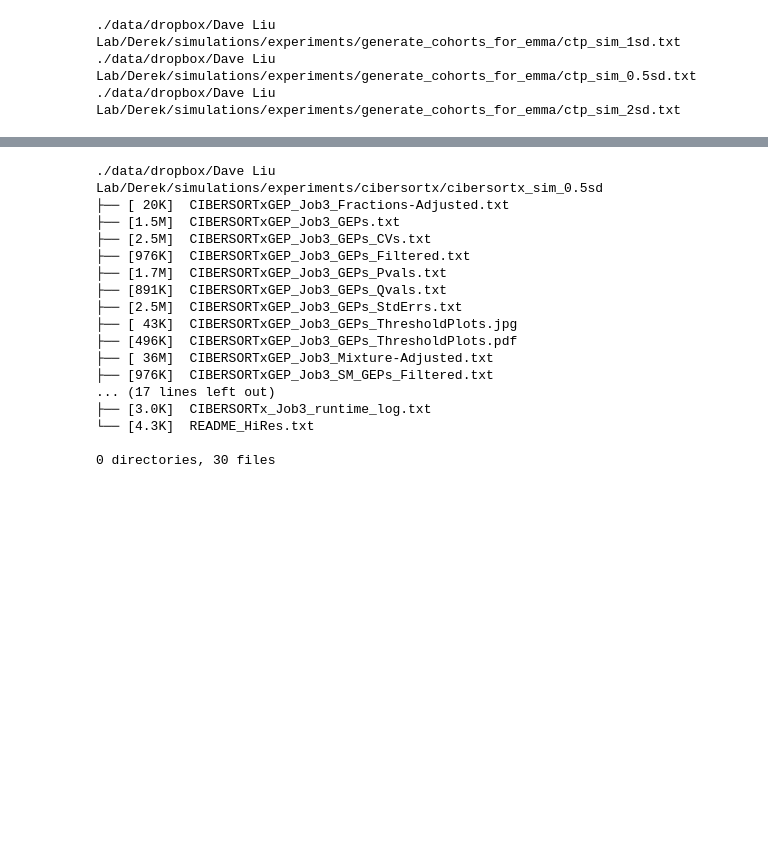
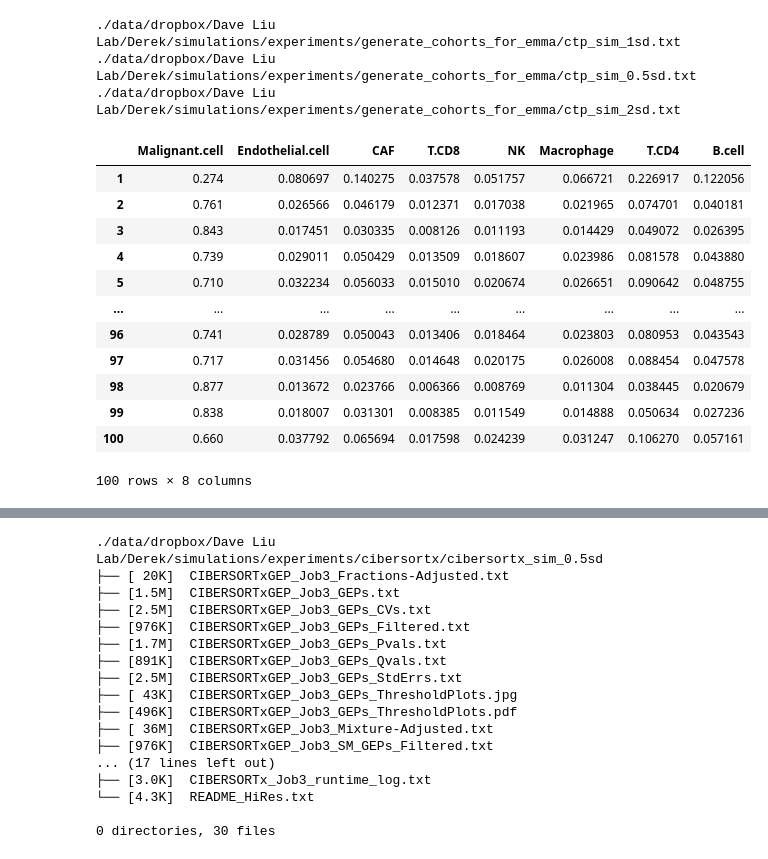
Before and after one commit to davidliu-lab/deconv, a Jupyter notebook: Load data from Derek's txt files.ipynb, the cells around one changed output, grey strips where cells are left out. Drawn from its saved outputs; the diff is of its cells as text; code cells hidden in the pictures; blank space fills up the shorter version.

```diff
--- a/Load data from Derek's txt files.ipynb
+++ b/Load data from Derek's txt files.ipynb
@@ -78,7 +59,21 @@ df_cell_type_proportions
 ./data/dropbox/Dave Liu Lab/Derek/simulations/experiments/generate_cohorts_for_emma/ctp_sim_0.5sd.txt
 ./data/dropbox/Dave Liu Lab/Derek/simulations/experiments/generate_cohorts_for_emma/ctp_sim_2sd.txt
 # %%
-df_cell_type_proportions = pd.read_csv(
+pd.read_csv(
     filepath_or_buffer='./data/downloaded_manually/derek_ctp.csv',
     index_col=0,
 )
+# %% [output]
+|  | Malignant.cell | Endothelial.cell | CAF | T.CD8 | NK | Macrophage | T.CD4 | B.cell |
+| 1 | 0.274 | 0.080697 | 0.140275 | 0.037578 | 0.051757 | 0.066721 | 0.226917 | 0.122056 |
+| 2 | 0.761 | 0.026566 | 0.046179 | 0.012371 | 0.017038 | 0.021965 | 0.074701 | 0.040181 |
+| 3 | 0.843 | 0.017451 | 0.030335 | 0.008126 | 0.011193 | 0.014429 | 0.049072 | 0.026395 |
+| 4 | 0.739 | 0.029011 | 0.050429 | 0.013509 | 0.018607 | 0.023986 | 0.081578 | 0.043880 |
+| 5 | 0.710 | 0.032234 | 0.056033 | 0.015010 | 0.020674 | 0.026651 | 0.090642 | 0.048755 |
+| ... | ... | ... | ... | ... | ... | ... | ... | ... |
+| 96 | 0.741 | 0.028789 | 0.050043 | 0.013406 | 0.018464 | 0.023803 | 0.080953 | 0.043543 |
+| 97 | 0.717 | 0.031456 | 0.054680 | 0.014648 | 0.020175 | 0.026008 | 0.088454 | 0.047578 |
+| 98 | 0.877 | 0.013672 | 0.023766 | 0.006366 | 0.008769 | 0.011304 | 0.038445 | 0.020679 |
+| 99 | 0.838 | 0.018007 | 0.031301 | 0.008385 | 0.011549 | 0.014888 | 0.050634 | 0.027236 |
+| 100 | 0.660 | 0.037792 | 0.065694 | 0.017598 | 0.024239 | 0.031247 | 0.106270 | 0.057161 |
+100 rows × 8 columns
```
Also changed, not shown: parts of 19 cells of this notebook.
